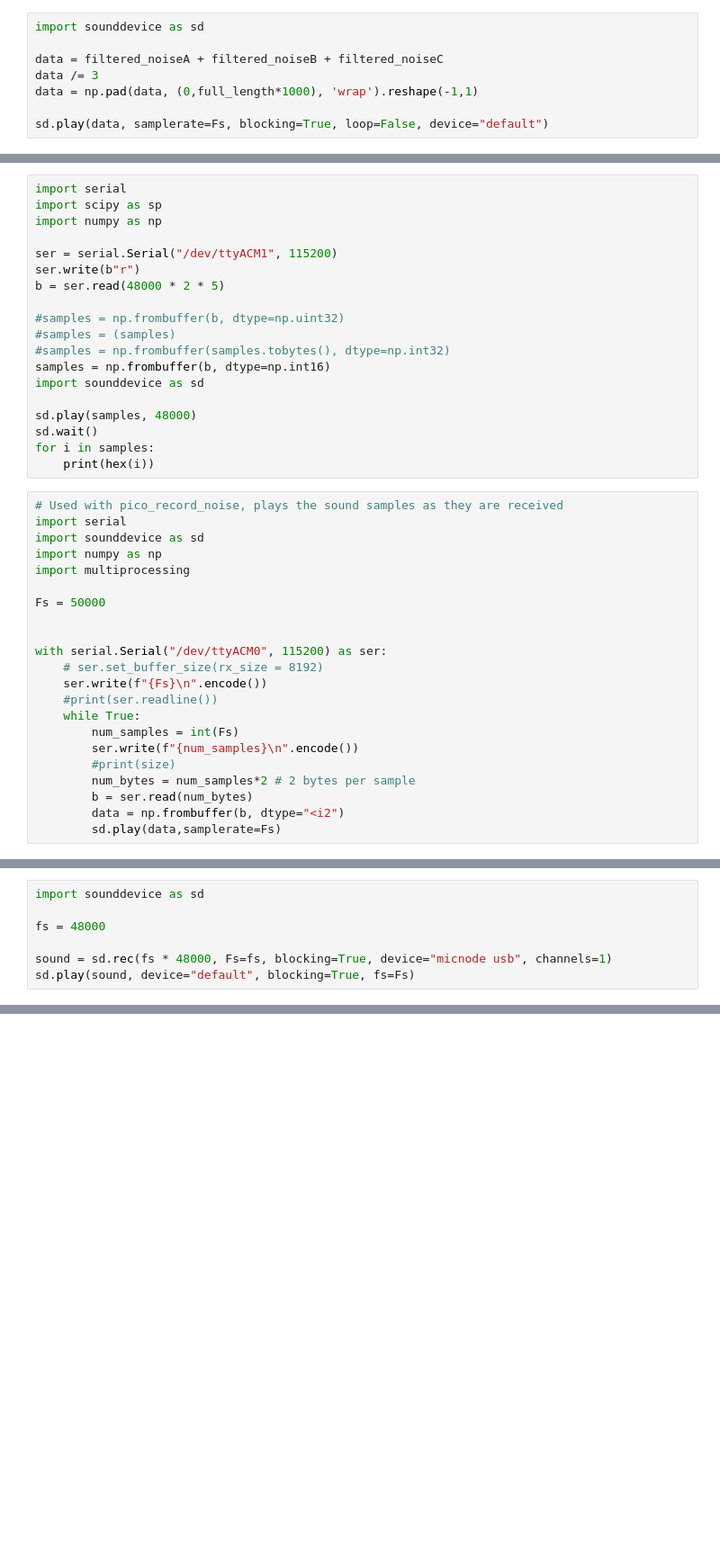
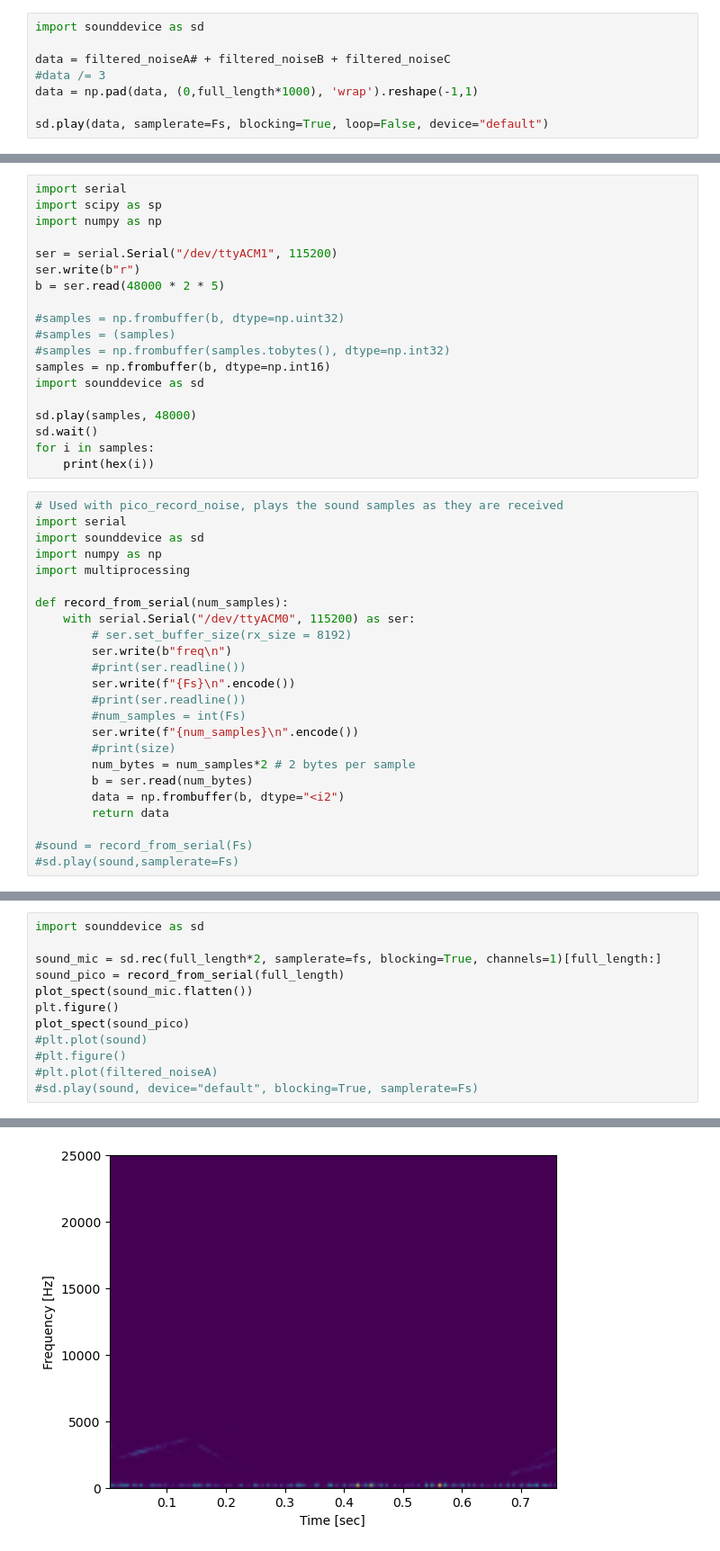
Before and after one commit to autocart-capstone/autocart, a Jupyter notebook: SourceCodes/sound_localization/misc/playground.ipynb, the cells around one changed output, grey strips where cells are left out. Shown: that part at 90% size. Drawn from its saved outputs; the diff is of its cells as text; blank space fills up the shorter version.

Commit message:
record using pico

```diff
--- a/SourceCodes/sound_localization/misc/playground.ipynb
+++ b/SourceCodes/sound_localization/misc/playground.ipynb
@@ -413,8 +319,8 @@ plt.legend(loc="center left", bbox_to_anchor=(1.0, 0.5))
 # %%
 import sounddevice as sd
 
-data = filtered_noiseA + filtered_noiseB + filtered_noiseC
-data /= 3
+data = filtered_noiseA# + filtered_noiseB + filtered_noiseC
+#data /= 3
 data = np.pad(data, (0,full_length*1000), 'wrap').reshape(-1,1)
 
 sd.play(data, samplerate=Fs, blocking=True, loop=False, device="default")
@@ -461,19 +367,21 @@ import sounddevice as sd
 import numpy as np
 import multiprocessing
 
-Fs = 50000
-
-
-with serial.Serial("/dev/ttyACM0", 115200) as ser:
-    # ser.set_buffer_size(rx_size = 8192)
-    ser.write(f"{Fs}\n".encode())
-    #print(ser.readline())
-    while True:
-        num_samples = int(Fs)
+def record_from_serial(num_samples):
+    with serial.Serial("/dev/ttyACM0", 115200) as ser:
+        # ser.set_buffer_size(rx_size = 8192)
+        ser.write(b"freq\n")
+        #print(ser.readline())
+        ser.write(f"{Fs}\n".encode())
+        #print(ser.readline())
+        #num_samples = int(Fs)
         ser.write(f"{num_samples}\n".encode())
         #print(size)
         num_bytes = num_samples*2 # 2 bytes per sample
         b = ser.read(num_bytes)
         data = np.frombuffer(b, dtype="<i2")
-        sd.play(data,samplerate=Fs)
+        return data
+
+#sound = record_from_serial(Fs)
+#sd.play(sound,samplerate=Fs)
 # %% [output]
@@ -481,8 +389,13 @@ KeyboardInterrupt:
 # %%
 import sounddevice as sd
 
-fs = 48000
-
-sound = sd.rec(fs * 48000, Fs=fs, blocking=True, device="micnode usb", channels=1)
-sd.play(sound, device="default", blocking=True, fs=Fs)
+sound_mic = sd.rec(full_length*2, samplerate=fs, blocking=True, channels=1)[full_length:]
+sound_pico = record_from_serial(full_length)
+plot_spect(sound_mic.flatten())
+plt.figure()
+plot_spect(sound_pico)
+#plt.plot(sound)
+#plt.figure()
+#plt.plot(filtered_noiseA)
+#sd.play(sound, device="default", blocking=True, samplerate=Fs)
 # %% [output]
@@ -489,0 +403 @@ TypeError: InputStream.__init__() got an unexpected keyword argument 'Fs'
+[figure, added]
```
Also changed, not shown: parts of 10 cells of this notebook, 9 other files.
